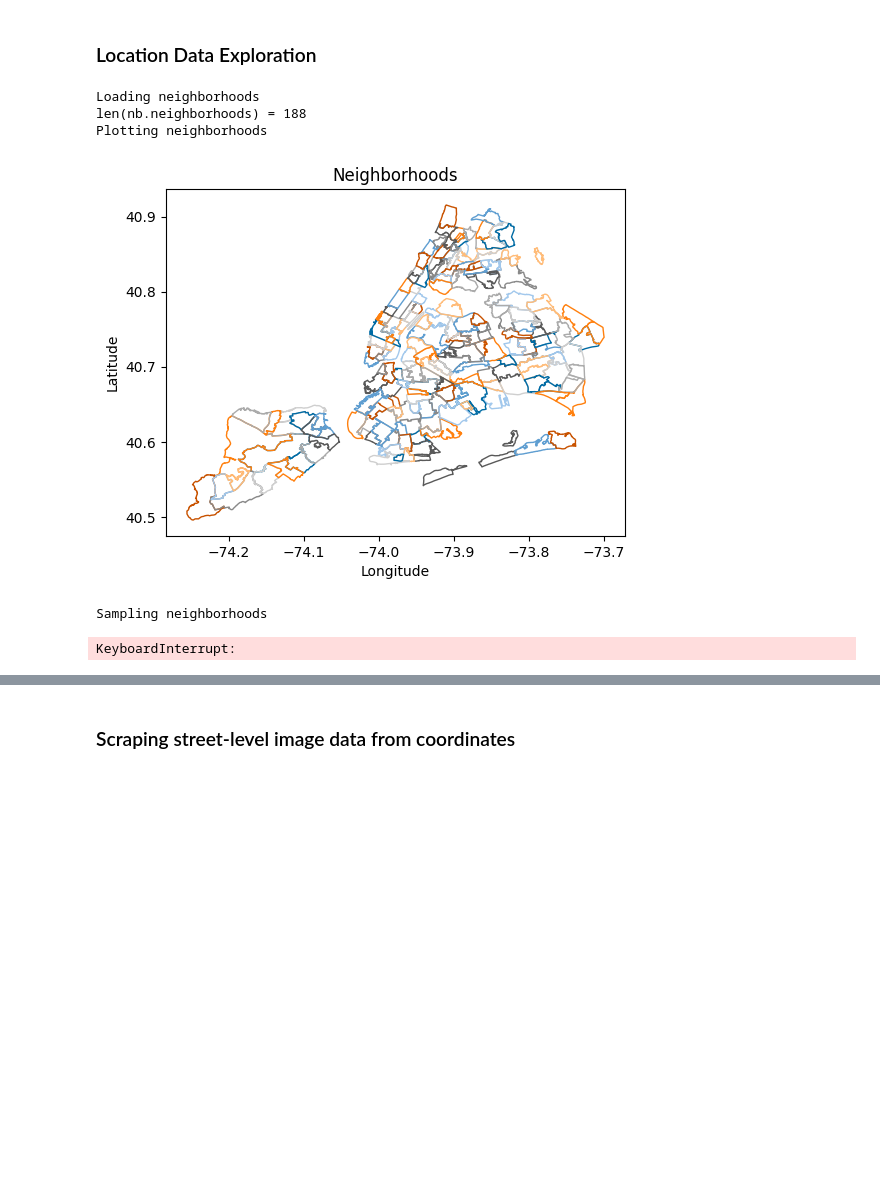
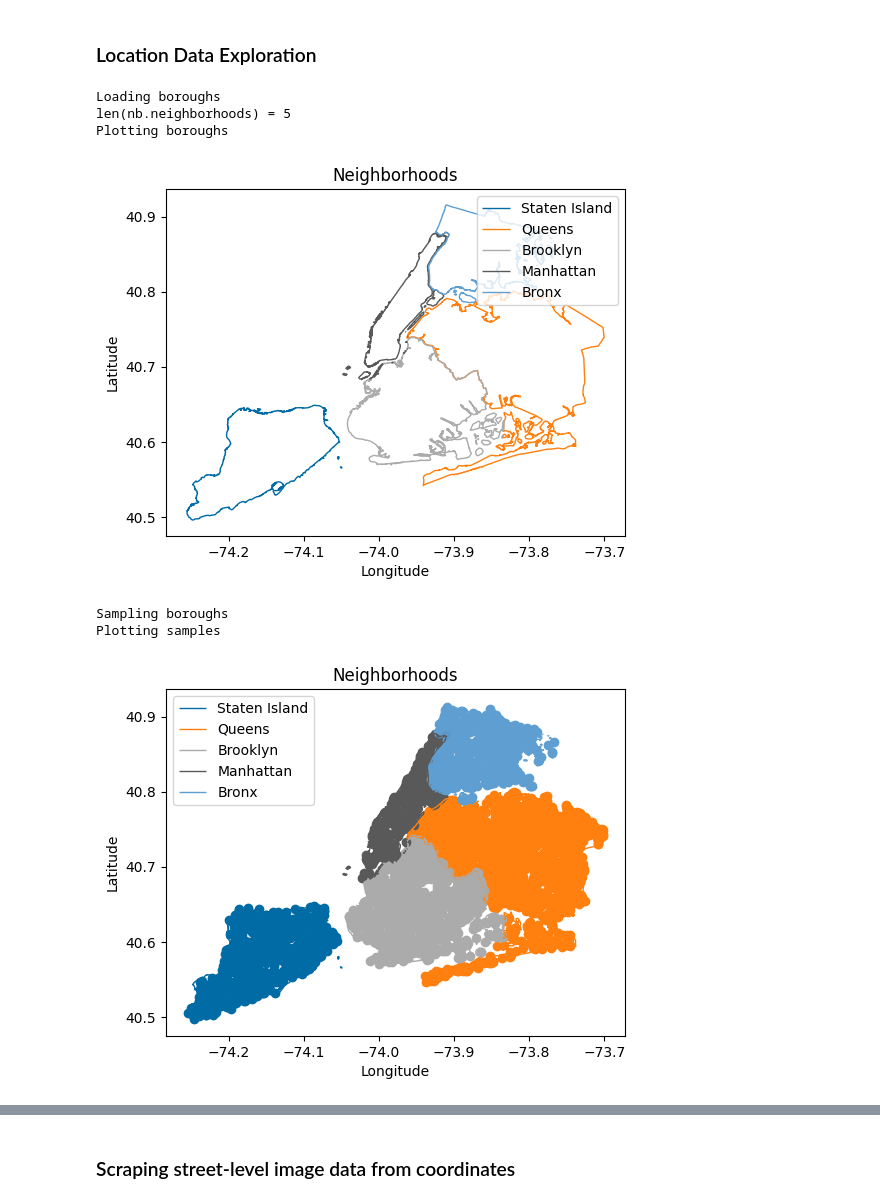
Before and after one commit to FlorSanders/RecogNYCe, a Jupyter notebook: develop.ipynb, the cells around one changed output, grey strips where cells are left out. Cells and saved outputs as stored; diff of their text form; code cells hidden in the pictures; blank space fills up the shorter version.

```diff
--- a/develop.ipynb
+++ b/develop.ipynb
@@ -43,37 +50,37 @@ from utils.geojson_utils import Neighborhoods
 # %% [markdown]
 ### Location Data Exploration
 # %%
-# Loading geojson file
 location_dir = "./data/location/"
-geo_file = "nyc_neighborhoods.geojson"
+geo_file = "nyc_boroughs.geojson"
 geo_path = os.path.join(location_dir, geo_file)
 
 # Load geojson file
-print("Loading neighborhoods")
+print("Loading boroughs")
 nb = Neighborhoods()
 nb.load_geojson(geo_path)
 
 print(f"{len(nb.neighborhoods) = }")
 
 # Plot zones
-print("Plotting neighborhoods")
+print("Plotting boroughs")
 ax = nb.plot()
-# ax.legend()
+ax.legend()
 plt.show()
 
 # Sample coordinates in neighborhoods
-print("Sampling neighborhoods")
-samples = nb.generate_samples()
+print("Sampling boroughs")
+samples = nb.generate_samples(n_points=10000)
 
 # Plot samples
 print("Plotting samples")
 ax = nb.plot()
-# ax.legend()
+ax.legend()
 plt.show()
 # %% [output]
-Loading neighborhoods
-len(nb.neighborhoods) = 188
-Plotting neighborhoods
+Loading boroughs
+len(nb.neighborhoods) = 5
+Plotting boroughs
-[figure, old version]
+[figure, new version]
-Sampling neighborhoods
+Sampling boroughs
+Plotting samples
-KeyboardInterrupt:
+[figure, added]
```
Also changed, not shown: parts of 9 cells of this notebook, 2 other files.
